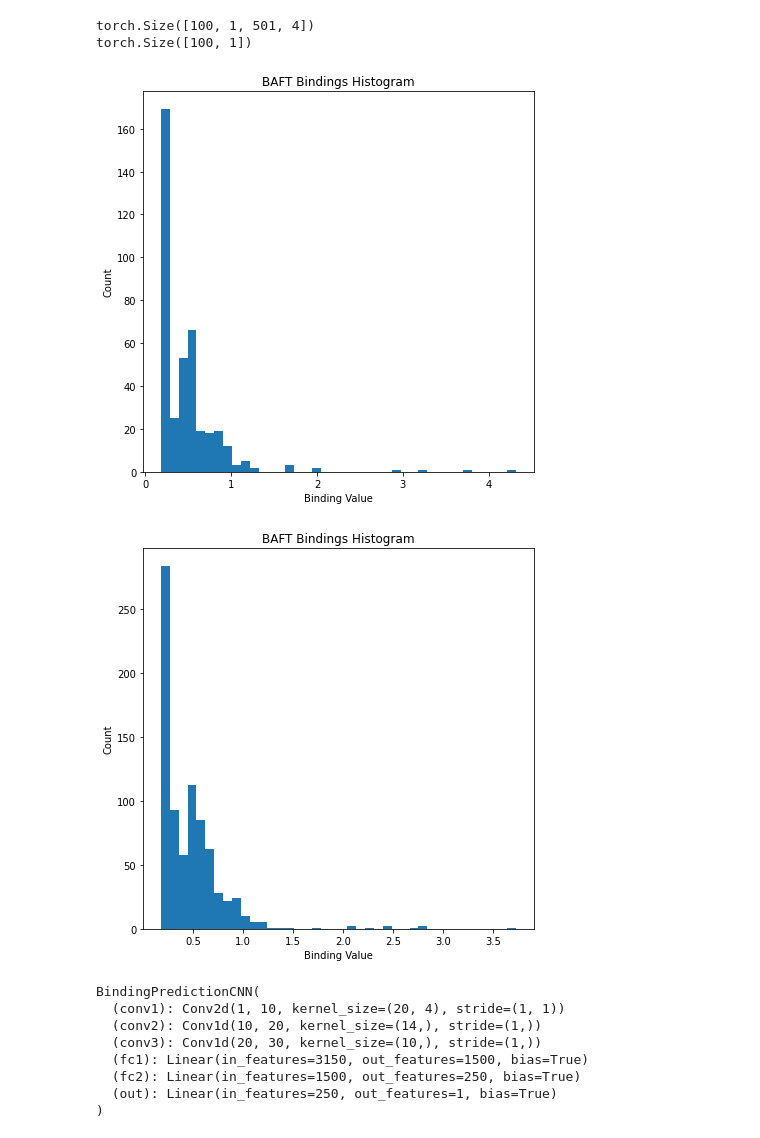
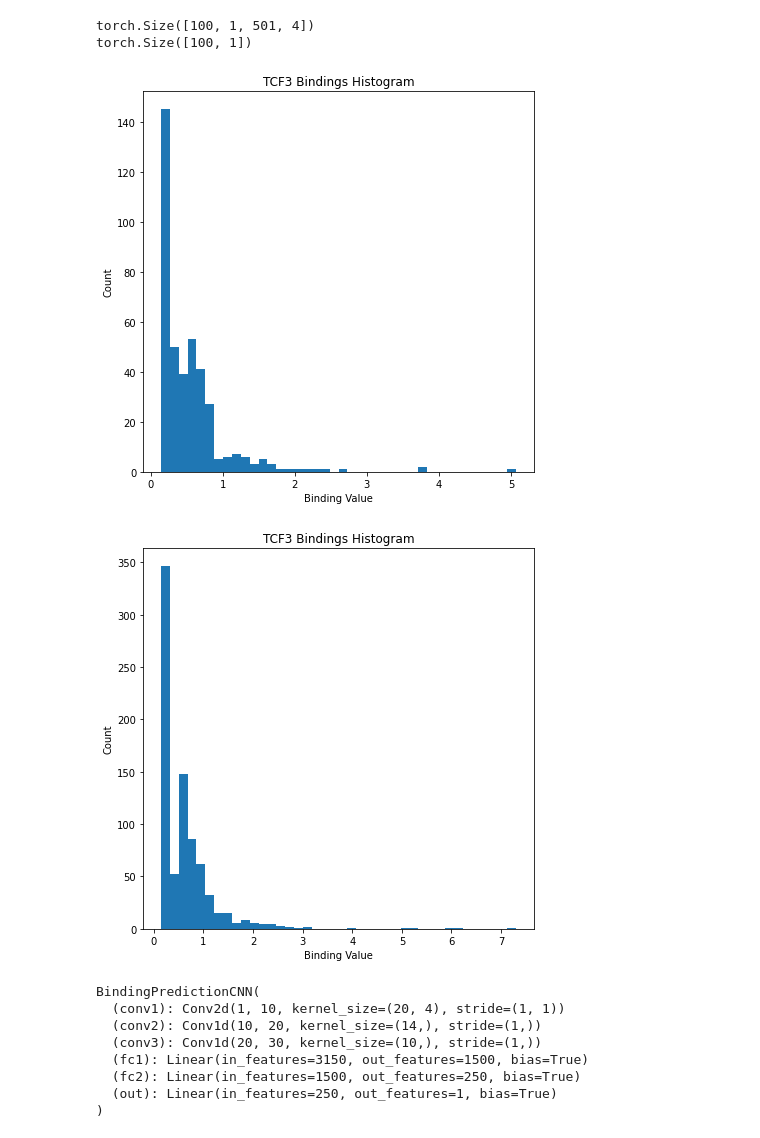
Before and after one commit to ytabatabaee/TF_Binding_Prediction, a Jupyter notebook: notebooks/TF_Binding_Prediction.ipynb, the cells around one changed output. Cells and saved outputs as stored; diff of their text form; code cells hidden in the pictures.

```diff
--- a/notebooks/TF_Binding_Prediction.ipynb
+++ b/notebooks/TF_Binding_Prediction.ipynb
@@ -54,5 +58,5 @@ validation_ratio = 0.2
 # %%
-train_data_path = data_path + "BATF/BATF-train-sequence.fa"
-test_data_path = data_path + "BATF/BATF-test-sequence.fa"
-train_label_path = data_path + "BATF/BATF-train.bed"
-test_label_path = data_path + "BATF/BATF-test.bed"
+train_data_path = data_path + tf + '/' + tf + '-train-sequence.fa'
+test_data_path = data_path + tf + '/' + tf + "-test-sequence.fa"
+train_label_path = data_path + tf + '/' + tf + "-train.bed"
+test_label_path = data_path + tf + '/' + tf + "-test.bed"
@@ -66,9 +63,3 @@ def get_tf_list(data_path):
-# %%
-def one_hot_encoder(sequence):
-   encoder = OneHotEncoder(sparse=False, dtype=int)
-   encoder.fit([['A'], ['T'], ['C'], ['G']])
-   onehot_encoded = encoder.transform(sequence)
-   return onehot_encoded
 # %%
 class TFBindingDataset(Dataset):
     def __init__(self, data_path, label_path):
@@ -111,26 +100,14 @@ for data in train_loader:
 # %% [output]
 torch.Size([100, 1, 501, 4])
 torch.Size([100, 1])
-# %%
-def plot_binding_histogram(data_loader, data_name):
-    binding_values = []
-    for data in data_loader:
-        _, y = data
-        binding_values.extend(torch.reshape(y, (-1,)))
-    binding_values = torch.stack(binding_values)
-    plt.figure(figsize=(7,7))
-    plt.title(data_name + " Bindings Histogram")
-    plt.xlabel("Binding Value")
-    plt.ylabel("Count")
-    plt.hist(binding_values, bins=40)
 # %%
-plot_binding_histogram(test_loader, "BAFT")
+plot_binding_histogram(test_loader, tf)
 # %% [output]
-[figure, old version]
+[figure, new version]
 # %%
-plot_binding_histogram(train_loader, "BAFT")
+plot_binding_histogram(train_loader, tf)
 # %% [output]
-[figure, old version]
+[figure, new version]
 # %%
 class BindingPredictionCNN(Module):
     def __init__(self):
```
Also changed, not shown: parts of 20 cells of this notebook, 2 other files.
